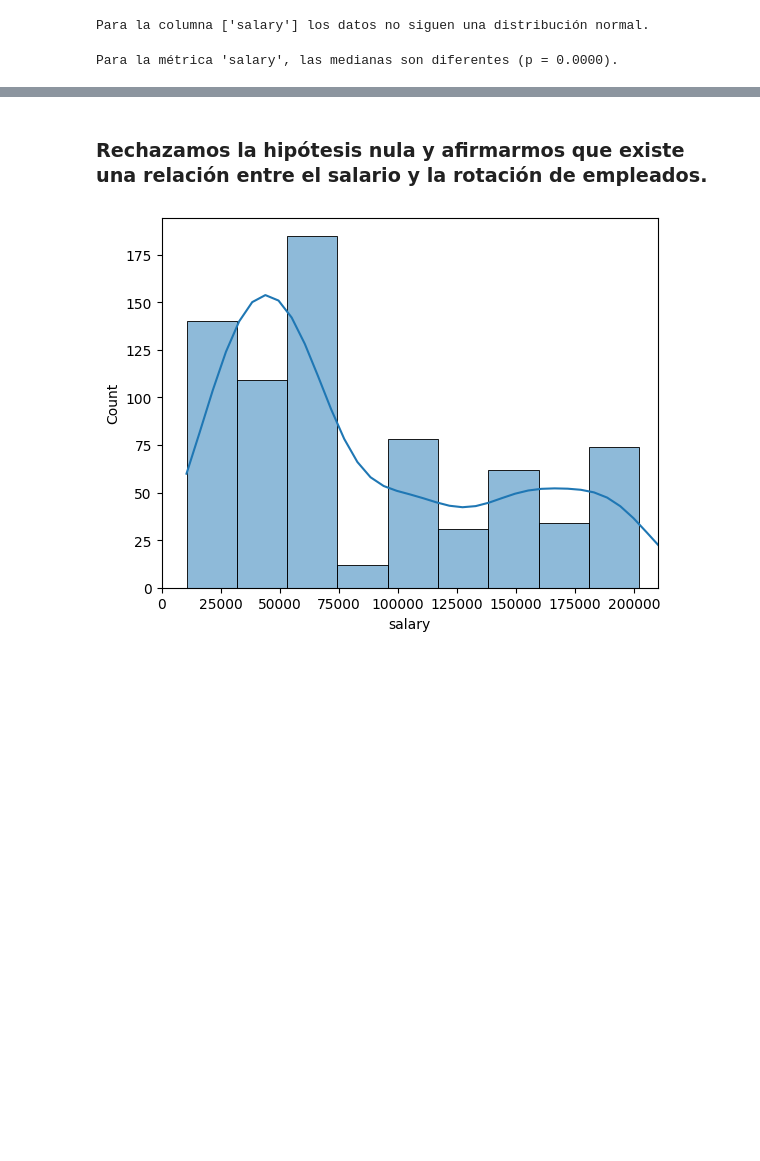
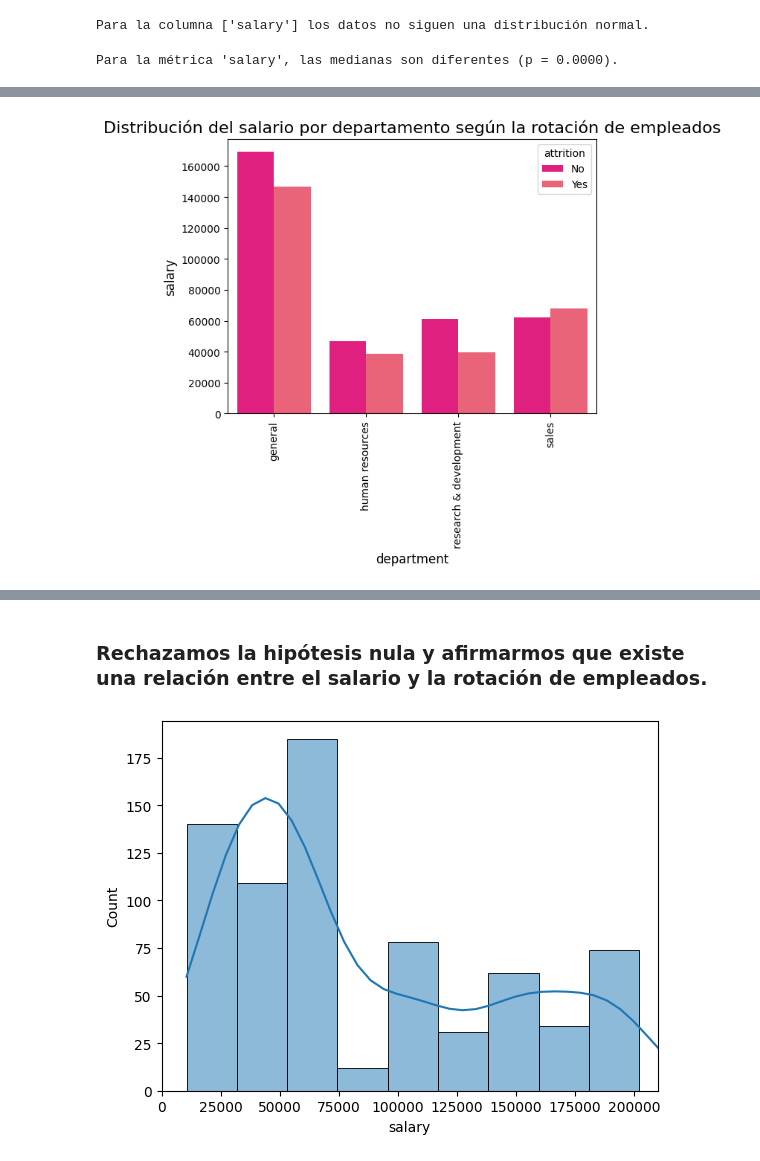
Before and after one commit to FiSaRaff/project-da-promo-k-modulo-3-team-2, a Jupyter notebook: notebooks/ab_testing.ipynb, the cells around one changed output, grey strips where cells are left out. Cells and saved outputs as stored; diff of their text form; code cells hidden in the pictures; blank space fills up the shorter version.

```diff
--- a/notebooks/ab_testing.ipynb
+++ b/notebooks/ab_testing.ipynb
@@ -159,0 +202,10 @@ Para la métrica 'salary', las medianas son diferentes (p = 0.0000).
+# %%
+df_salario_dep = df.groupby(['department', 'attrition'])['salary'].mean().reset_index()
+# %%
+sns.barplot(x='department', y='salary', hue='attrition', data=df_salario_dep, palette=colores)
+plt.title('Distribución del salario por departamento según la rotación de empleados', fontsize=16)
+plt.xlabel('department', fontsize=12)
+plt.ylabel('salary', fontsize=12)
+plt.xticks(rotation=90);
+# %% [output]
+[figure, added]
```
Also changed, not shown: parts of 20 cells of this notebook.
